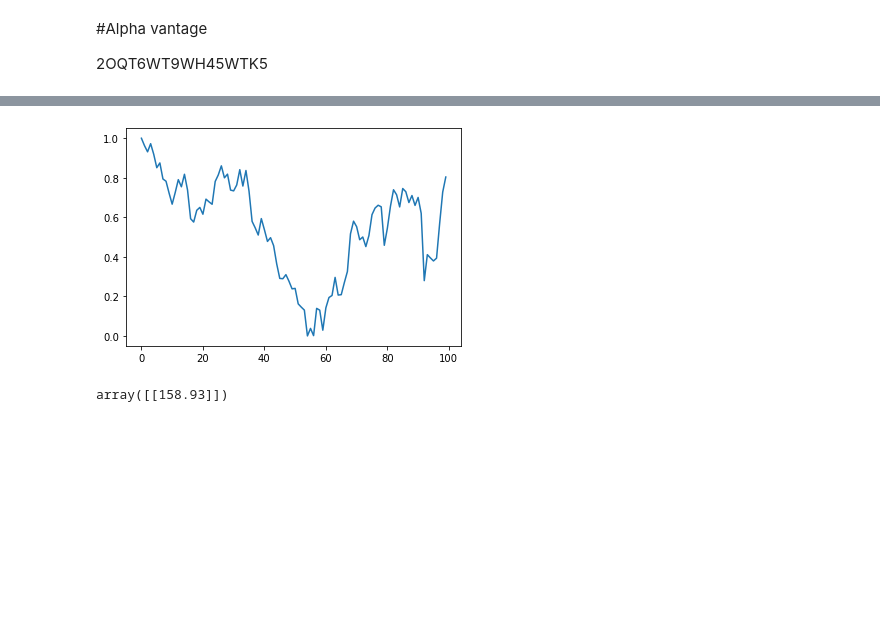
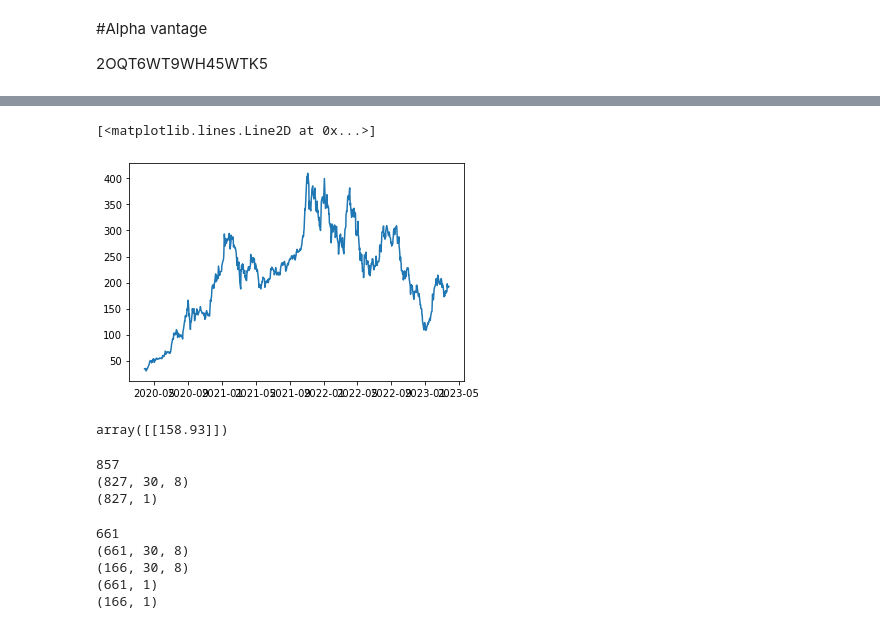
Before and after one commit to Justinfungi/Fina4350-NLP, a Jupyter notebook: Stage2/LSTM_Keras.ipynb, the cells around one changed output, grey strips where cells are left out. Drawn from its saved outputs; the diff is of its cells as text; code cells hidden in the pictures; blank space fills up the shorter version.

```diff
--- a/Stage2/LSTM_Keras.ipynb
+++ b/Stage2/LSTM_Keras.ipynb
@@ -82,9 +110,49 @@ array([[1.        ],
-# %%
-plt.plot(df1)
-plt.show()
-# %% [output]
-[figure, removed]
+# %%
+plt.plot(df["Close"])
+# %% [output]
+[<matplotlib.lines.Line2D at 0x...>]
+[figure, added]
 # %%
 scaler.inverse_transform(df1[1].reshape(-1, 1))
 # %% [output]
 array([[158.93]])
+# %%
+# multiple feature from data provided to the model
+X = []
+backcandles = 30
+print(data_set_scaled.shape[0])
+for j in range(8):
+    X.append([])
+    for i in range(backcandles, data_set_scaled.shape[0]):#backcandles+2
+        X[j].append(data_set_scaled[i-backcandles:i, j])
+
+#move axis from 0 to position 2
+X=np.moveaxis(X, [0], [2])
+
+X, yi =np.array(X), np.array(data_set_scaled[backcandles:,-1])
+y=np.reshape(yi,(len(yi),1))
+#y=sc.fit_transform(yi)
+#X_train = np.reshape(X_train, (X_train.shape[0], X_train.shape[1], 1))
+#print(X)
+print(X.shape)
+#print(y)
+print(y.shape)
+# %% [output]
+857
+(827, 30, 8)
+(827, 1)
+# %%
+splitlimit = int(len(X)*0.8)
+print(splitlimit)
+X_train, X_test = X[:splitlimit], X[splitlimit:]
+y_train, y_test = y[:splitlimit], y[splitlimit:]
+print(X_train.shape)
+print(X_test.shape)
+print(y_train.shape)
+print(y_test.shape)
+# %% [output]
+661
+(661, 30, 8)
+(166, 30, 8)
+(661, 1)
+(166, 1)
```
Also changed, not shown: parts of 10 cells of this notebook, 1 other file.
